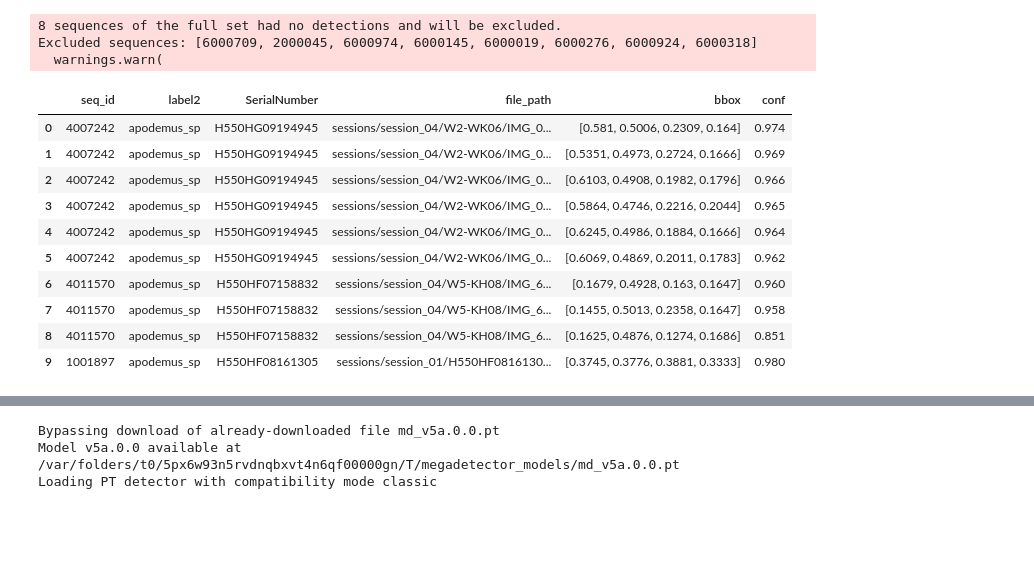
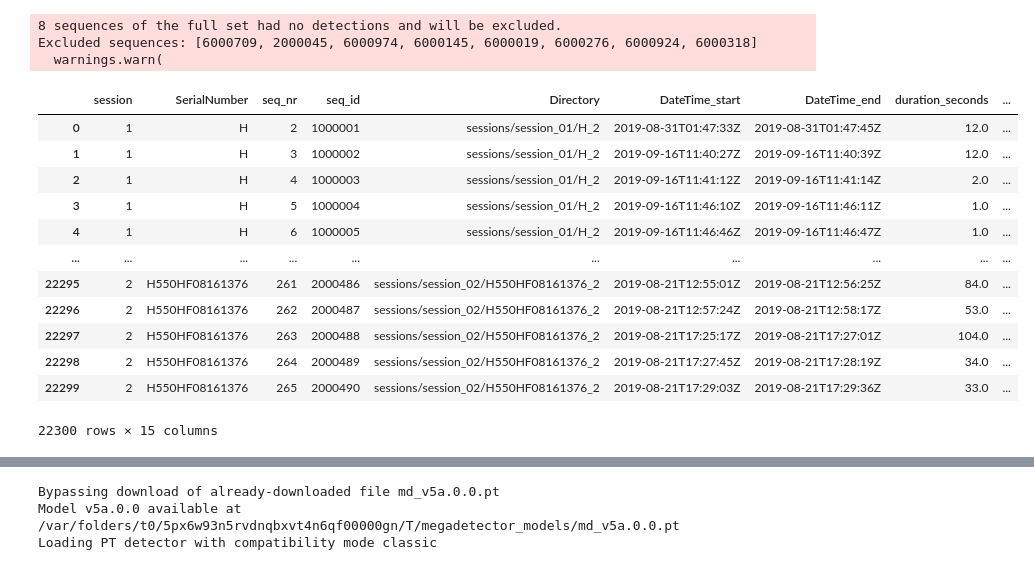
Before and after one commit to juliankraft/BachelorThesis, a Jupyter notebook: code/dev/building_dataloader.ipynb, the cells around one changed output, grey strips where cells are left out. Drawn from its saved outputs; the diff is of its cells as text; code cells hidden in the pictures; blank space fills up the shorter version.

```diff
--- a/code/dev/building_dataloader.ipynb
+++ b/code/dev/building_dataloader.ipynb
@@ -56,17 +56,25 @@ dataset = MammaliaDataImage(
 8 sequences of the full set had no detections and will be excluded.
 Excluded sequences: [6000709, 2000045, 6000974, 6000145, 6000019, 6000276, 6000924, 6000318]
   warnings.warn(
-# %%
-labelfiles = dataset.get_label_files()
-# %% [output]
-|  | seq_id | label2 | SerialNumber | file_path | bbox | conf |
-| 0 | 4007242 | apodemus_sp | H550HG09194945 | sessions/session_04/W2-WK06/IMG_0... | [0.581, 0.5006, 0.2309, 0.164] | 0.974 |
-| 1 | 4007242 | apodemus_sp | H550HG09194945 | sessions/session_04/W2-WK06/IMG_0... | [0.5351, 0.4973, 0.2724, 0.1666] | 0.969 |
-| 2 | 4007242 | apodemus_sp | H550HG09194945 | sessions/session_04/W2-WK06/IMG_0... | [0.6103, 0.4908, 0.1982, 0.1796] | 0.966 |
-| 3 | 4007242 | apodemus_sp | H550HG09194945 | sessions/session_04/W2-WK06/IMG_0... | [0.5864, 0.4746, 0.2216, 0.2044] | 0.965 |
-| 4 | 4007242 | apodemus_sp | H550HG09194945 | sessions/session_04/W2-WK06/IMG_0... | [0.6245, 0.4986, 0.1884, 0.1666] | 0.964 |
-| 5 | 4007242 | apodemus_sp | H550HG09194945 | sessions/session_04/W2-WK06/IMG_0... | [0.6069, 0.4869, 0.2011, 0.1783] | 0.962 |
-| 6 | 4011570 | apodemus_sp | H550HF07158832 | sessions/session_04/W5-KH08/IMG_6... | [0.1679, 0.4928, 0.163, 0.1647] | 0.960 |
-| 7 | 4011570 | apodemus_sp | H550HF07158832 | sessions/session_04/W5-KH08/IMG_6... | [0.1455, 0.5013, 0.2358, 0.1647] | 0.958 |
-| 8 | 4011570 | apodemus_sp | H550HF07158832 | sessions/session_04/W5-KH08/IMG_6... | [0.1625, 0.4876, 0.1274, 0.1686] | 0.851 |
-| 9 | 1001897 | apodemus_sp | H550HF08161305 | sessions/session_01/H550HF0816130... | [0.3745, 0.3776, 0.3881, 0.3333] | 0.980 |
+# %%
+labelfiles = dataset.get_all_files_of_type(path=paths['labels'], file_type='csv')
+# %%
+metadata = dataset.reading_all_metadata(
+    list_of_files=labelfiles,
+)
+# %%
+metadata
+# %% [output]
+|  | session | SerialNumber | seq_nr | seq_id | Directory | DateTime_start | DateTime_end | duration_seconds | ... |
+| 0 | 1 | H | 2 | 1000001 | sessions/session_01/H_2 | 2019-08-31T01:47:33Z | 2019-08-31T01:47:45Z | 12.0 | ... |
+| 1 | 1 | H | 3 | 1000002 | sessions/session_01/H_2 | 2019-09-16T11:40:27Z | 2019-09-16T11:40:39Z | 12.0 | ... |
+| 2 | 1 | H | 4 | 1000003 | sessions/session_01/H_2 | 2019-09-16T11:41:12Z | 2019-09-16T11:41:14Z | 2.0 | ... |
+| 3 | 1 | H | 5 | 1000004 | sessions/session_01/H_2 | 2019-09-16T11:46:10Z | 2019-09-16T11:46:11Z | 1.0 | ... |
+| 4 | 1 | H | 6 | 1000005 | sessions/session_01/H_2 | 2019-09-16T11:46:46Z | 2019-09-16T11:46:47Z | 1.0 | ... |
+| ... | ... | ... | ... | ... | ... | ... | ... | ... | ... |
+| 22295 | 2 | H550HF08161376 | 261 | 2000486 | sessions/session_02/H550HF08161376_2 | 2019-08-21T12:55:01Z | 2019-08-21T12:56:25Z | 84.0 | ... |
+| 22296 | 2 | H550HF08161376 | 262 | 2000487 | sessions/session_02/H550HF08161376_2 | 2019-08-21T12:57:24Z | 2019-08-21T12:58:17Z | 53.0 | ... |
+| 22297 | 2 | H550HF08161376 | 263 | 2000488 | sessions/session_02/H550HF08161376_2 | 2019-08-21T17:25:17Z | 2019-08-21T17:27:01Z | 104.0 | ... |
+| 22298 | 2 | H550HF08161376 | 264 | 2000489 | sessions/session_02/H550HF08161376_2 | 2019-08-21T17:27:45Z | 2019-08-21T17:28:19Z | 34.0 | ... |
+| 22299 | 2 | H550HF08161376 | 265 | 2000490 | sessions/session_02/H550HF08161376_2 | 2019-08-21T17:29:03Z | 2019-08-21T17:29:36Z | 33.0 | ... |
+22300 rows × 15 columns
```
Also changed, not shown: parts of 8 cells of this notebook, 1 other file.
